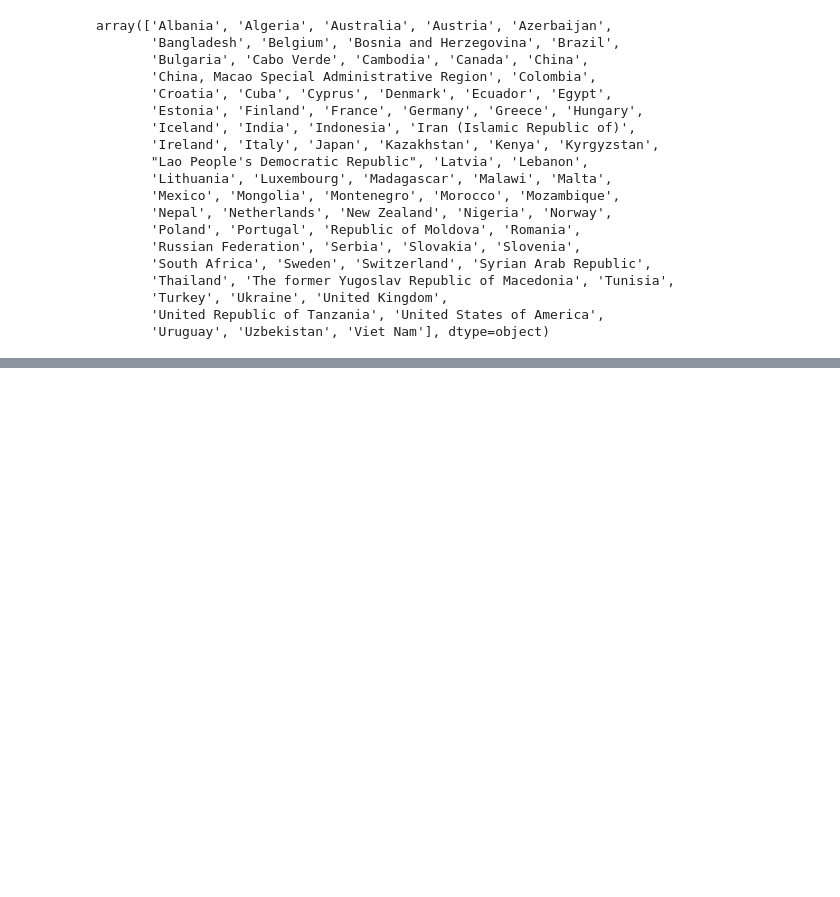
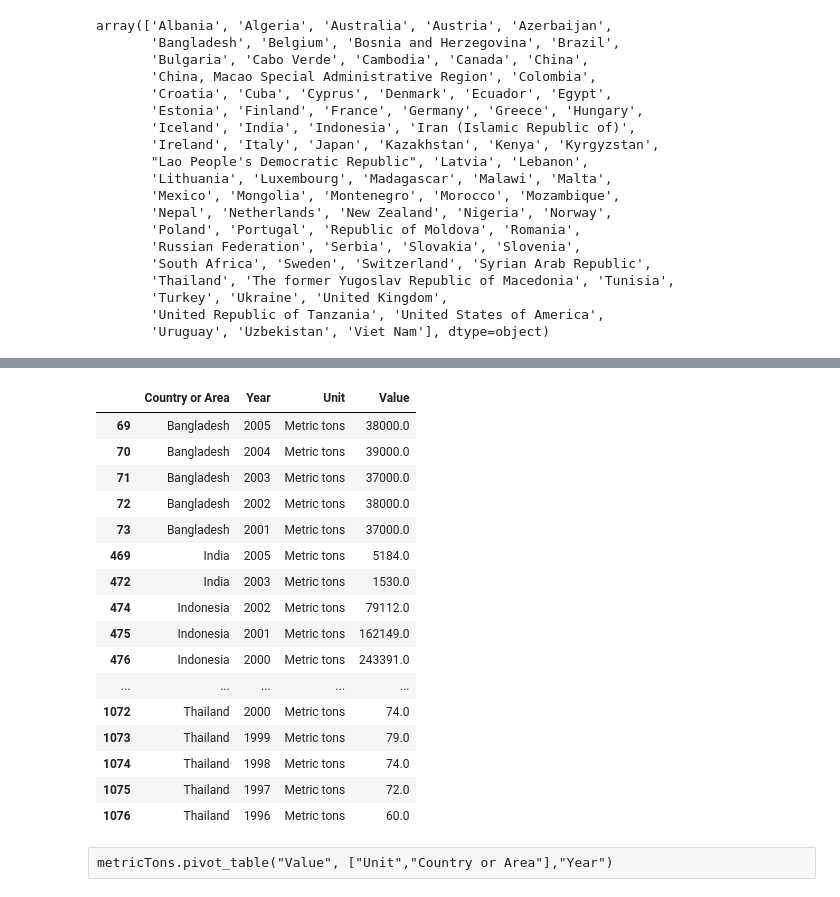
Before and after one commit to Jonathan-Z/GatechCorrelation1TobaccoDatathon, a Jupyter notebook: SouthEastAsia.ipynb, the cells around one changed output, grey strips where cells are left out. Drawn from its saved outputs; the diff is of its cells as text; code cells hidden in the pictures; blank space fills up the shorter version.

```diff
--- a/SouthEastAsia.ipynb
+++ b/SouthEastAsia.ipynb
@@ -218,0 +295,22 @@ stop_smoking[stop_smoking["Code"].isin(SEA_Countries_Code)]
+# %%
+metricTons
+# %% [output]
+|  | Country or Area | Year | Unit | Value |
+| 69 | Bangladesh | 2005 | Metric tons | 38000.0 |
+| 70 | Bangladesh | 2004 | Metric tons | 39000.0 |
+| 71 | Bangladesh | 2003 | Metric tons | 37000.0 |
+| 72 | Bangladesh | 2002 | Metric tons | 38000.0 |
+| 73 | Bangladesh | 2001 | Metric tons | 37000.0 |
+| 469 | India | 2005 | Metric tons | 5184.0 |
+| 472 | India | 2003 | Metric tons | 1530.0 |
+| 474 | Indonesia | 2002 | Metric tons | 79112.0 |
+| 475 | Indonesia | 2001 | Metric tons | 162149.0 |
+| 476 | Indonesia | 2000 | Metric tons | 243391.0 |
+| ... | ... | ... | ... | ... |
+| 1072 | Thailand | 2000 | Metric tons | 74.0 |
+| 1073 | Thailand | 1999 | Metric tons | 79.0 |
+| 1074 | Thailand | 1998 | Metric tons | 74.0 |
+| 1075 | Thailand | 1997 | Metric tons | 72.0 |
+| 1076 | Thailand | 1996 | Metric tons | 60.0 |
+# %% [raw]
+metricTons.pivot_table("Value", ["Unit","Country or Area"],"Year")
```
Also changed, not shown: parts of 17 cells of this notebook, 3 other files.
